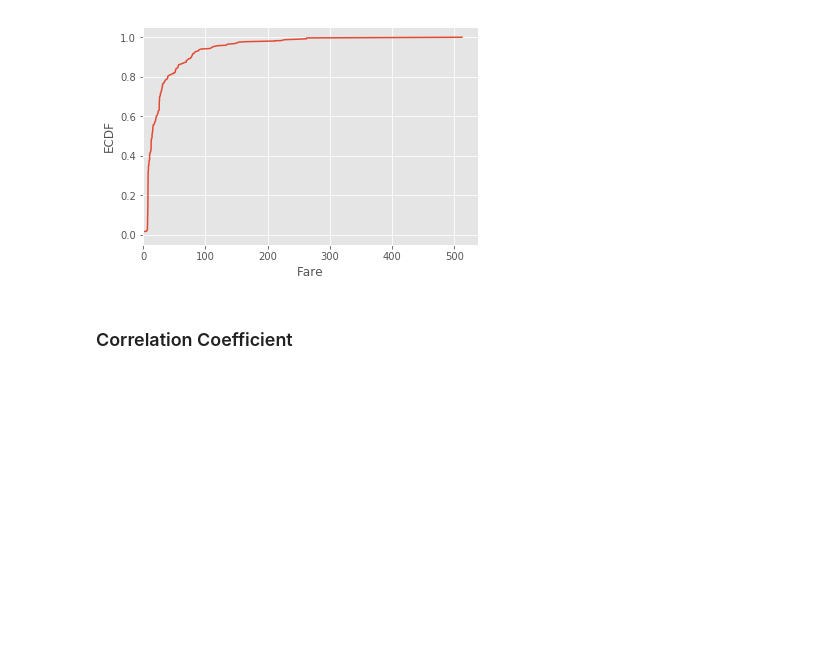
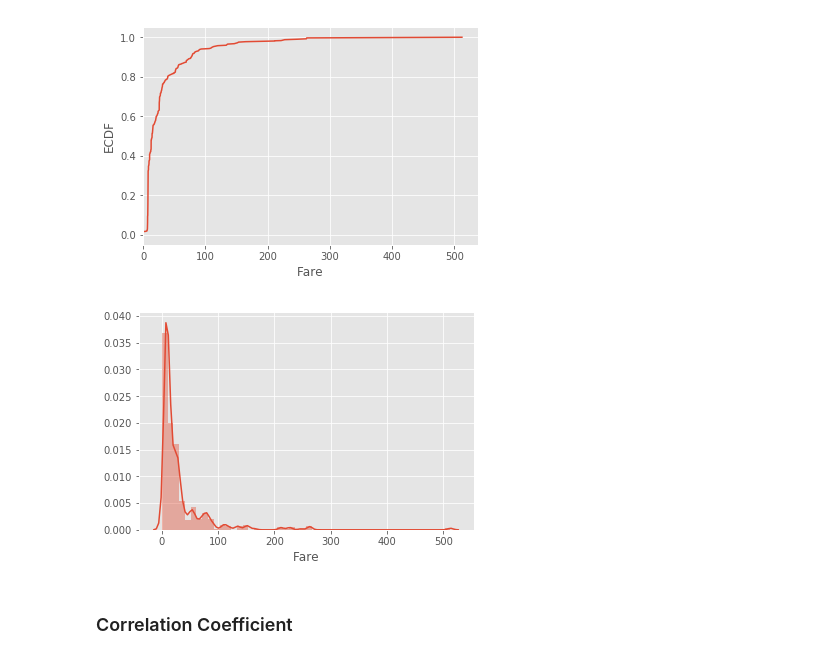
Before and after one commit to A103932033/ml-Titanic, a Jupyter notebook: ml_Titanic.ipynb, the cells around one changed output. Saved outputs shown, nothing was run; the diff lists cells and outputs as text; code cells hidden in the pictures; blank space fills up the shorter version.

```diff
--- a/ml_Titanic.ipynb
+++ b/ml_Titanic.ipynb
@@ -123,6 +152,14 @@ plt.ylim([-0.05,1.05]) # 限制顯示圖片的範圍
 plt.show()
 # %% [output]
 [figure]
+# %%
+import seaborn as sns
+
+# 顯示 Fare 與目標值的散佈圖
+sns.distplot(train_df['Fare'])
+plt.show()
+# %% [output]
+[figure, added]
 # %% [markdown]
 ### Correlation Coefficient
 # %%
```
Also changed, not shown: parts of 5 cells of this notebook, 1 other file.
